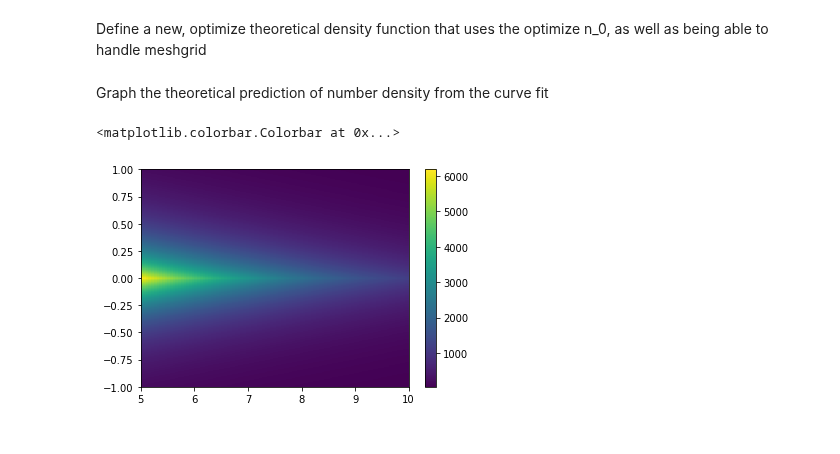
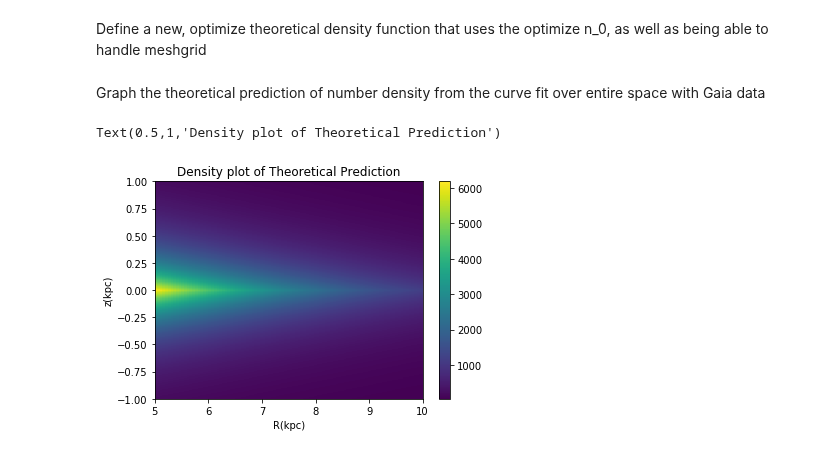
Before and after one commit to mwbub/Gaia-I3, a Jupyter notebook: Code/mock_data/sampling/selection function.ipynb, the cells around one changed output. Saved outputs shown, nothing was run; the diff lists cells and outputs as text; code cells hidden in the pictures.

```diff
--- a/Code/mock_data/sampling/selection function.ipynb
+++ b/Code/mock_data/sampling/selection function.ipynb
@@ -84,13 +87,16 @@ Define a new, optimize theoretical density function that uses the optimize n_0,
 def n_optimized(R, z):
     return n_0*np.exp(-R/3 - np.abs(z)/0.3)
 # %% [markdown]
-Graph the theoretical prediction of number density from the curve fit
+Graph the theoretical prediction of number density from the curve fit over entire space with Gaia data
 # %%
 R_linspace = np.linspace(R_min, R_max, bin_R)
 z_linspace = np.linspace(z_min, z_max, bin_z)
 Rv, zv = np.meshgrid(R_linspace, z_linspace)
 plt.pcolor(Rv, zv, n_optimized(Rv,zv))
 plt.colorbar()
+plt.xlabel('R(kpc)')
+plt.ylabel('z(kpc)')
+plt.title("Density Plot of Theoretical Prediction")
 # %% [output]
-<matplotlib.colorbar.Colorbar at 0x...>
+Text(0.5,1,'Density plot of Theoretical Prediction')
-[figure, old version]
+[figure, new version]
```
Also changed, not shown: parts of 5 cells of this notebook.
